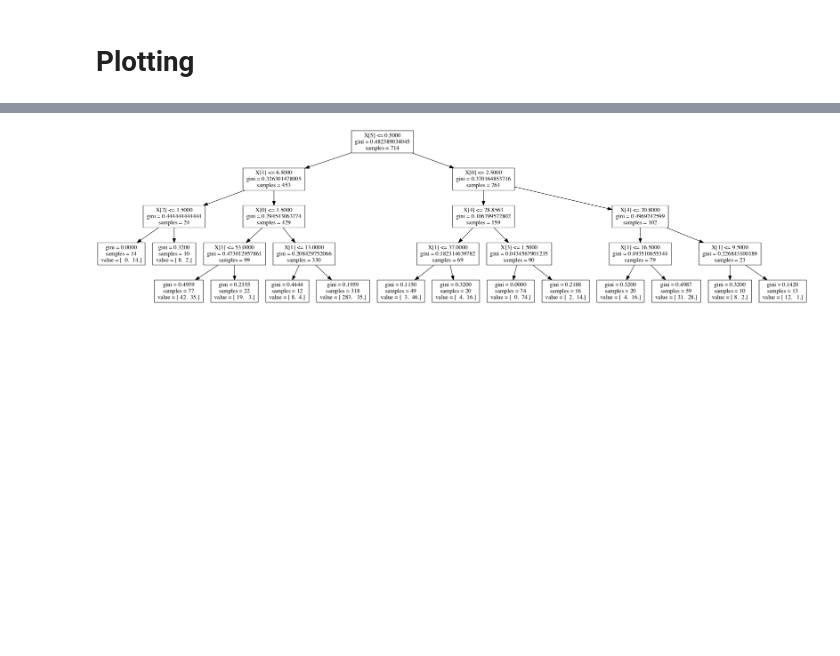
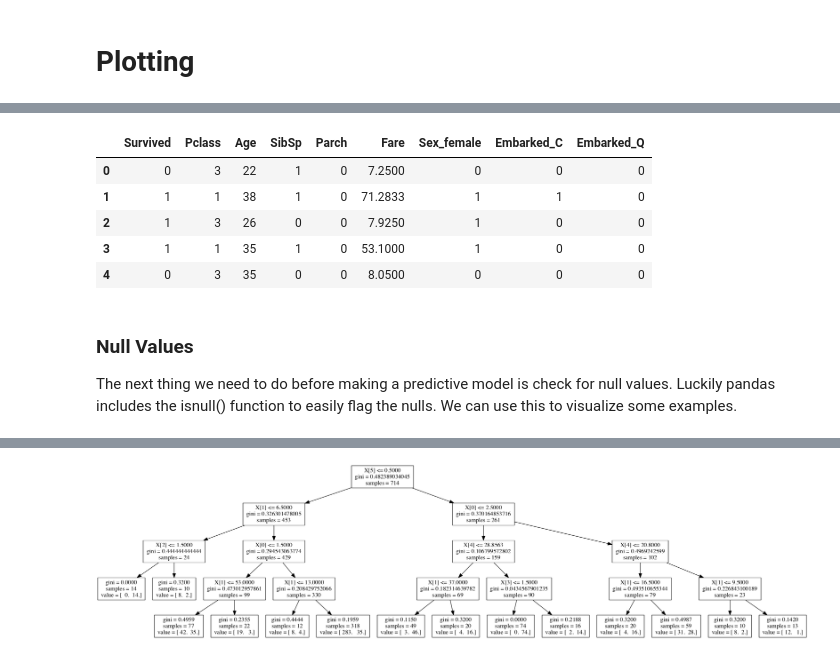
Before and after one commit to jackiekazil/intro_pandas, a Jupyter notebook: pandas_case_study.ipynb, the cells around one changed output, grey strips where cells are left out. Drawn from its saved outputs; the diff is of its cells as text; code cells hidden in the pictures; blank space fills up the shorter version.

```diff
--- a/pandas_case_study.ipynb
+++ b/pandas_case_study.ipynb
@@ -26,0 +47,13 @@ titanic_exploded.head()
+# %%
+titanic_exploded.drop(['Sex_male', 'Embarked_S'], axis=1, inplace=True)
+titanic_exploded.head()
+# %% [output]
+|  | Survived | Pclass | Age | SibSp | Parch | Fare | Sex_female | Embarked_C | Embarked_Q |
+| 0 | 0 | 3 | 22 | 1 | 0 | 7.2500 | 0 | 0 | 0 |
+| 1 | 1 | 1 | 38 | 1 | 0 | 71.2833 | 1 | 1 | 0 |
+| 2 | 1 | 3 | 26 | 0 | 0 | 7.9250 | 1 | 0 | 0 |
+| 3 | 1 | 1 | 35 | 1 | 0 | 53.1000 | 1 | 0 | 0 |
+| 4 | 0 | 3 | 35 | 0 | 0 | 8.0500 | 0 | 0 | 0 |
+# %% [markdown]
+### Null Values
+The next thing we need to do before making a predictive model is check for null values. Luckily pandas includes the isnull() function to easily flag the nulls. We can use this to visualize some examples.
```
Also changed, not shown: parts of 25 cells of this notebook.
